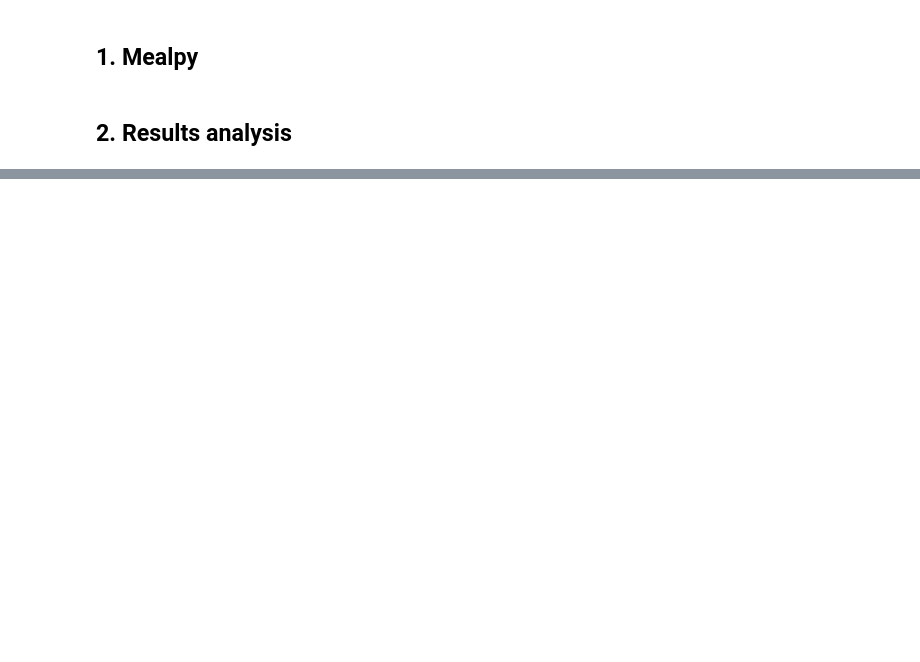
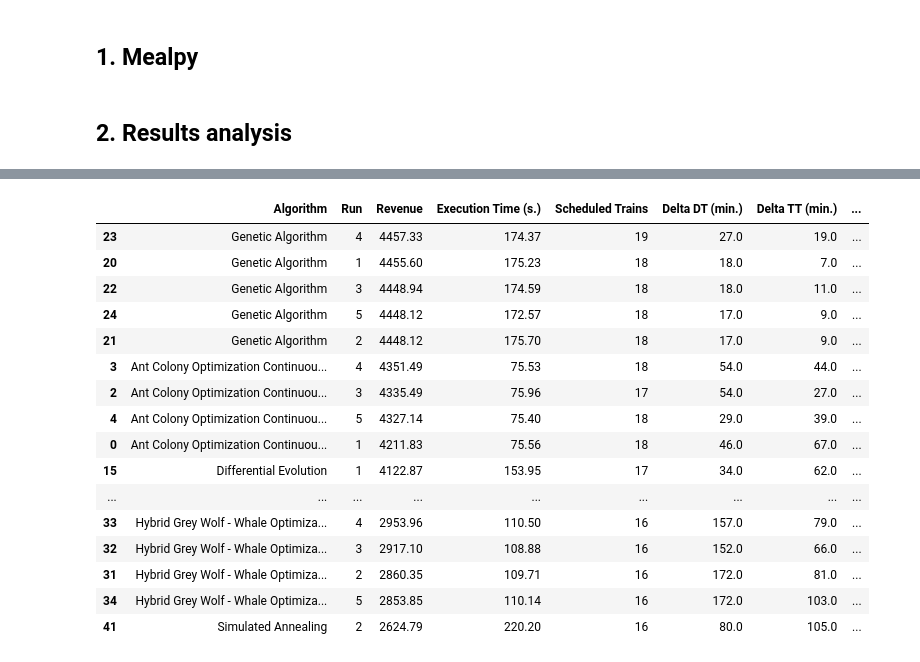
Before and after one commit to DavidMunozValero/GSA_M, a Jupyter notebook: notebooks/old/5.0-Capacity_Allocation.ipynb, the cells around one changed output, grey strips where cells are left out. Saved outputs shown, nothing was run; the diff lists cells and outputs as text; code cells hidden in the pictures; blank space fills up the shorter version.

```diff
--- a/notebooks/old/5.0-Capacity_Allocation.ipynb
+++ b/notebooks/old/5.0-Capacity_Allocation.ipynb
@@ -338,7 +419,7 @@ sns_box_plot(df=df_boxplot_filtered,
 # Table with results by run
 
 sm = RevenueMaximization(requested_schedule=requested_schedule,
-                         revenue_behaviour=revenue_behaviour,
+                         revenue_behavior=revenue_behavior,
                          line=line,
                          safe_headway=10)
 
@@ -360,32 +441,50 @@ for algo_group in algo_grouped_df:
         scheduled_trains = int(sum(run_grouped_df.get_group(group)['Discrete'].iloc[-1]))
         real_solution = run_grouped_df.get_group(group)['Real'].iloc[-1]
         sm.update_schedule(Solution(real=real_solution, discrete=scheduled_trains))
         delta_dt = 0.0
         delta_tt = 0.0
         services_by_tsp = {tsp: 0 for tsp in service_tsps.values()}
         for i, service in enumerate(sm.requested_schedule):
             if not scheduled_trains_array[i]:
                 continue
             departure_station = list(sm.requested_schedule[service].keys())[0]
             delta_dt += abs(sm.updated_schedule[service][departure_station][1] -
                             sm.requested_schedule[service][departure_station][1])
             for j, stop in enumerate(sm.requested_schedule[service].keys()):
                 if j == 0 or j == len(sm.requested_schedule[service]) - 1:
                     continue
                 delta_tt += abs(sm.updated_schedule[service][stop][1] - sm.requested_schedule[service][stop][1])
 
             service_tsp = service_tsps[service]
             services_by_tsp[service_tsp] += 1
 
         percentages_by_tsp = {}
         for tsp in services_by_tsp:
             percentages_by_tsp[tsp] = f"{np.round(services_by_tsp[tsp] / tsp_df.loc[tsp, 'Number of Services'] * 100, 2)} %"
         row_data =  [algo_group[0], run, revenue, execution_time,
                      scheduled_trains, np.round(delta_dt, 2), np.round(delta_tt, 2), *list(percentages_by_tsp.values())]
         summary_df.loc[len(summary_df)] = row_data
 
 summary_df = summary_df.sort_values('Revenue', ascending=False)
 display(summary_df)
 print()
+# %% [output]
+|  | Algorithm | Run | Revenue | Execution Time (s.) | Scheduled Trains | Delta DT (min.) | Delta TT (min.) | ... |
+| 23 | Genetic Algorithm | 4 | 4457.33 | 174.37 | 19 | 27.0 | 19.0 | ... |
+| 20 | Genetic Algorithm | 1 | 4455.60 | 175.23 | 18 | 18.0 | 7.0 | ... |
+| 22 | Genetic Algorithm | 3 | 4448.94 | 174.59 | 18 | 18.0 | 11.0 | ... |
+| 24 | Genetic Algorithm | 5 | 4448.12 | 172.57 | 18 | 17.0 | 9.0 | ... |
+| 21 | Genetic Algorithm | 2 | 4448.12 | 175.70 | 18 | 17.0 | 9.0 | ... |
+| 3 | Ant Colony Optimization Continuou... | 4 | 4351.49 | 75.53 | 18 | 54.0 | 44.0 | ... |
+| 2 | Ant Colony Optimization Continuou... | 3 | 4335.49 | 75.96 | 17 | 54.0 | 27.0 | ... |
+| 4 | Ant Colony Optimization Continuou... | 5 | 4327.14 | 75.40 | 18 | 29.0 | 39.0 | ... |
+| 0 | Ant Colony Optimization Continuou... | 1 | 4211.83 | 75.56 | 18 | 46.0 | 67.0 | ... |
+| 15 | Differential Evolution | 1 | 4122.87 | 153.95 | 17 | 34.0 | 62.0 | ... |
+| ... | ... | ... | ... | ... | ... | ... | ... | ... |
+| 33 | Hybrid Grey Wolf - Whale Optimiza... | 4 | 2953.96 | 110.50 | 16 | 157.0 | 79.0 | ... |
+| 32 | Hybrid Grey Wolf - Whale Optimiza... | 3 | 2917.10 | 108.88 | 16 | 152.0 | 66.0 | ... |
+| 31 | Hybrid Grey Wolf - Whale Optimiza... | 2 | 2860.35 | 109.71 | 16 | 172.0 | 81.0 | ... |
+| 34 | Hybrid Grey Wolf - Whale Optimiza... | 5 | 2853.85 | 110.14 | 16 | 172.0 | 103.0 | ... |
+| 41 | Simulated Annealing | 2 | 2624.79 | 220.20 | 16 | 80.0 | 105.0 | ... |
 # %%
 summary_df.to_latex()
```
Also changed, not shown: parts of 39 cells of this notebook, 5 other files.
